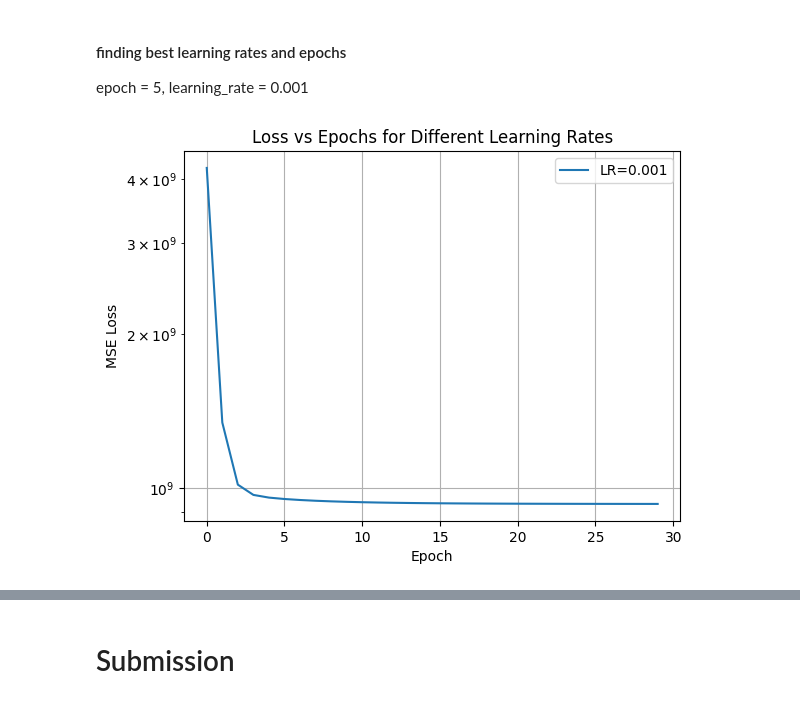
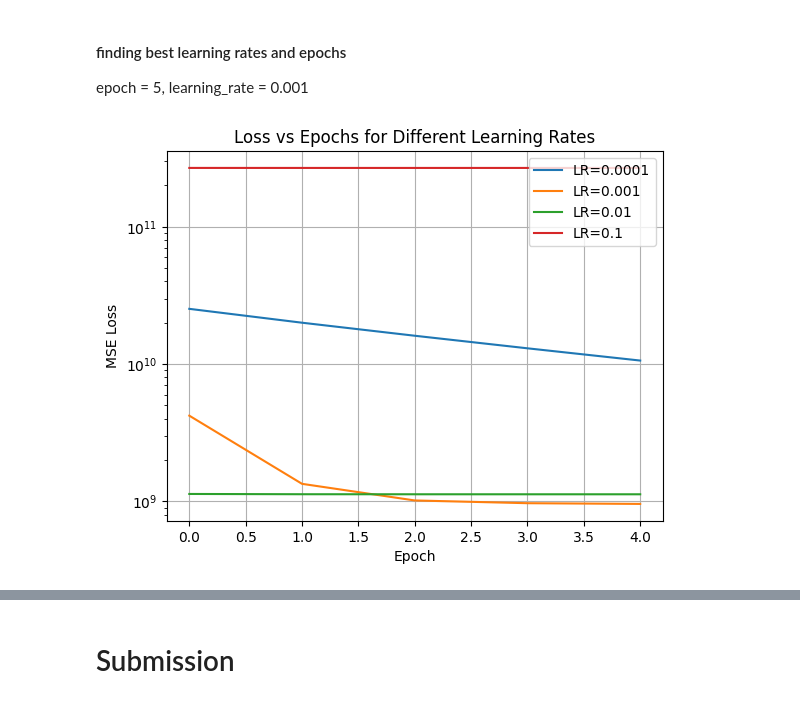
Before and after one commit to Tesserxt/jupyter_venv, a Jupyter notebook: houseprice/notebooks/house_price.ipynb, the cells around one changed output, grey strips where cells are left out. Saved outputs shown, nothing was run; the diff lists cells and outputs as text; code cells hidden in the pictures.

```diff
--- a/houseprice/notebooks/house_price.ipynb
+++ b/houseprice/notebooks/house_price.ipynb
@@ -331,33 +331,33 @@ learning_rate = 0.001
 from sklearn.linear_model import SGDRegressor
 from sklearn.metrics import mean_squared_error
 import matplotlib.pyplot as plt
 import warnings
 from sklearn.exceptions import ConvergenceWarning
 
 warnings.filterwarnings("ignore", category=ConvergenceWarning)
 
 
-learning_rates = [ 0.001]
-epochs = 30
+learning_rates = [0.0001, 0.001, 0.01, 0.1]
+epochs = 5
 
 for lr in learning_rates:
     model = SGDRegressor(eta0=lr, learning_rate='constant', max_iter=1, warm_start=True, random_state=42)
     losses = []
 
     for epoch in range(epochs):
         model.fit(X_train_scaled, y_train)
         y_pred = model.predict(X_test_scaled)
         loss = mean_squared_error(y_test, y_pred)
         losses.append(loss)
 
     plt.plot(losses, label=f"LR={lr}")
 
 plt.xlabel("Epoch")
 plt.ylabel("MSE Loss")
 plt.yscale("log")
 plt.title("Loss vs Epochs for Different Learning Rates")
 plt.legend()
 plt.grid(True)
 plt.show()
 # %% [output]
-[figure, old version]
+[figure, new version]
```
Also changed, not shown: parts of 3 cells of this notebook.
